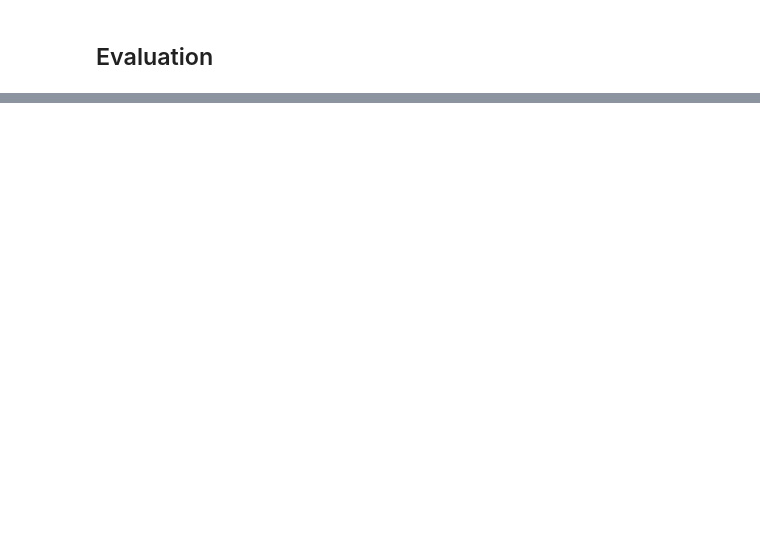
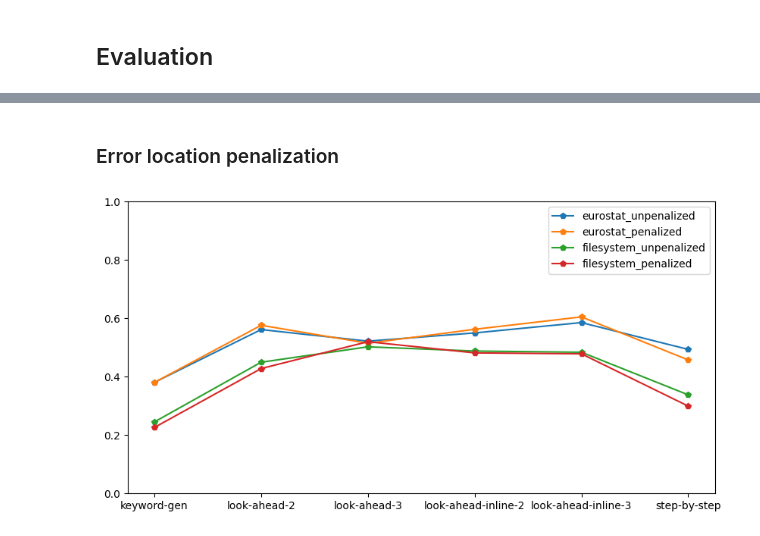
Before and after one commit to MikolasFromm/IterativePromptResearch, a Jupyter notebook: research/iterative_prompt_research.ipynb, the cells around one changed output, grey strips where cells are left out. Saved outputs shown, nothing was run; the diff lists cells and outputs as text; code cells hidden in the pictures; blank space fills up the shorter version.

```diff
--- a/research/iterative_prompt_research.ipynb
+++ b/research/iterative_prompt_research.ipynb
@@ -1173,0 +1188,42 @@ if (evaluate_results):
+# %% [markdown]
+### Error location penalization
+# %%
+import matplotlib.pyplot as plt
+import numpy as np
+
+_penalization : List[float] = [2, 1.0, 0.5]
+
+_dir_eurostat = os.path.join("results", "eurostat", "penalization")
+_dir_filesystem = os.path.join("results", "filesystem", "penalization")
+_result_tests_eurostat_unpenalized : Dict[str, List['TestResultExtended']] = { _file : pickle.load(open(os.path.join(_dir_eurostat, _file), "rb")) for _file in os.listdir(_dir_eurostat)}
+_result_tests_filesystem_unpenalized : Dict[str, List['TestResultExtended']] = { _file : pickle.load(open(os.path.join(_dir_filesystem, _file), "rb")) for _file in os.listdir(_dir_filesystem)}
+_result_tests_eurostat_penalized : Dict[str, List['TestResultExtended']] = { _file : pickle.load(open(os.path.join(_dir_eurostat, _file), "rb")) for _file in os.listdir(_dir_eurostat)}
+_result_tests_filesystem_penalized : Dict[str, List['TestResultExtended']] = { _file : pickle.load(open(os.path.join(_dir_filesystem, _file), "rb")) for _file in os.listdir(_dir_filesystem)}
+
+_data : Dict[str, Dict[str, float]] = {}
+
+for (_dir, _tests, _label) in [
+        (_dir_eurostat, _result_tests_eurostat_unpenalized, "eurostat_unpenalized"),
+        (_dir_eurostat, _result_tests_eurostat_penalized, "eurostat_penalized"),
+        (_dir_filesystem, _result_tests_filesystem_unpenalized, "filesystem_unpenalized"),
+        (_dir_filesystem, _result_tests_filesystem_penalized, "filesystem_penalized")
+    ]:
+    _data[_label] = {}
+    for _test in _tests:
+        _type = _test.split('_')[3]
+        _result : List['TestResultExtended'] = pickle.load(open(os.path.join(_dir, _test), "rb"))
+        if ("unpenalized" in _label):
+            _data[_label][_type] = np.mean([x.get_score() for x in _result])
+        else:
+            _data[_label][_type] = np.mean([x.evaluate_score(_penalization) or x.get_score() for x in _result])
+
+plt.figure(figsize=(10,5))
+plt.ylim(0,1)
+
+for _label in _data:
+    plt.plot(_data[_label].keys(), _data[_label].values(), '-p', label=_label)
+
+plt.legend()
+plt.show()
+# %% [output]
+[figure, added]
```
Also changed, not shown: parts of 10 cells of this notebook, 1 other file.
